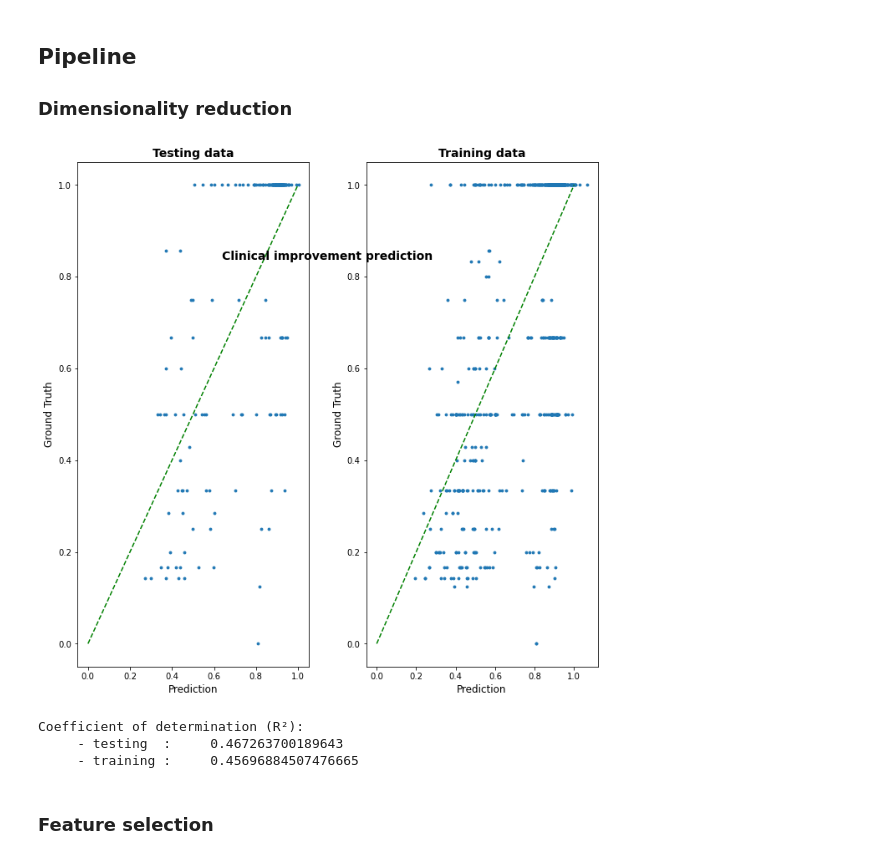
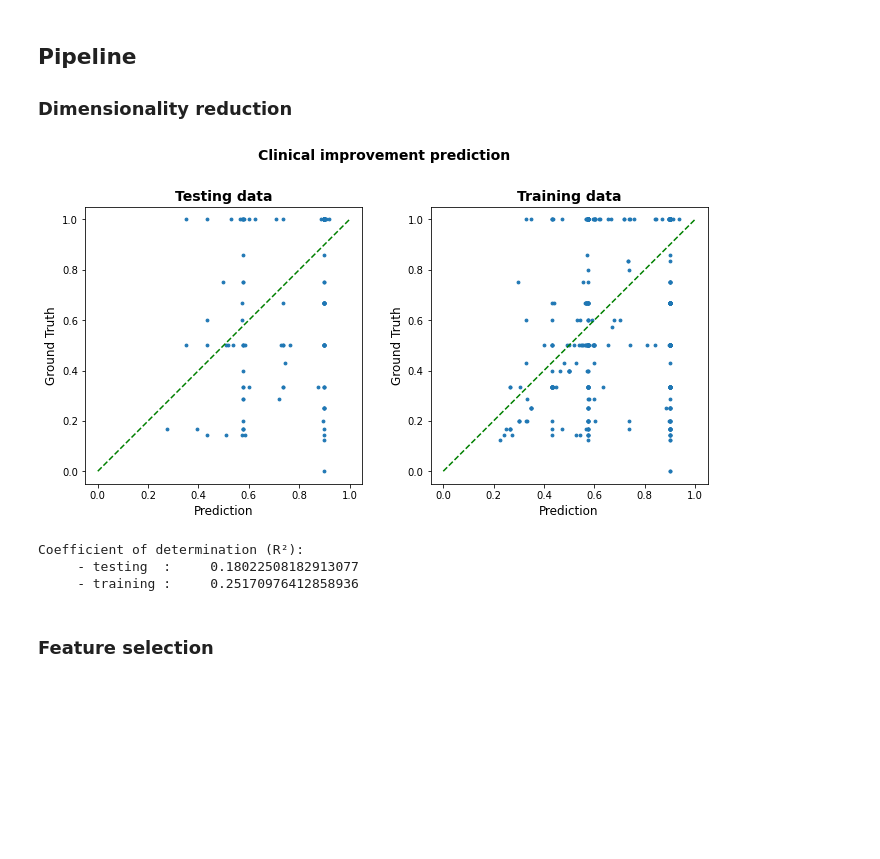
Before and after one commit to QuentinSav/probabilistic-stimulation-maps, a Jupyter notebook: modelEvaluation.ipynb, the cells around one changed output. Cells and saved outputs as stored; diff of their text form; code cells hidden in the pictures; blank space fills up the shorter version.

Commit message:
Development of the dataset with different voxel sizes
Former-commit-id: 5d955cf6c76038d12d8a98b69749e3823f054cc7

```diff
--- a/modelEvaluation.ipynb
+++ b/modelEvaluation.ipynb
@@ -30,16 +30,17 @@ FONT_LEGEND_PLOT = {'family': 'sans-serif',
 The data have already been preprocessed using the matlab class PSM (using the generateExportData function).
 # %%
 # Load vectorized VTA matrix
-data = scipy.io.loadmat('data.mat')
-X = np.array(data['X'])
-y = np.squeeze(np.array(data['y']).T)
 
-# Load template container
-container = nib.load('container.nii')
+dataset = scipy.io.loadmat('../../03_Data/ML_datasets/dataset_500um.mat')
+
+X = np.array(dataset['X'])
+y = np.squeeze(np.array(dataset['y']).T)
 
 # Load STN polygon
 pcd_read = o3d.io.read_point_cloud('templates/anatomyDISTALminimal.ply')
 
 # Assign global variable
-CONTAINER_AFFINE = container.affine
-CONTAINER_SHAPE = container.shape
+CONTAINER_AFFINE = np.array(dataset['container_affine'])
+CONTAINER_SHAPE = np.array(dataset['container_shape'])
+
+X_train, X_test, y_train, y_test = train_test_split(X, y, test_size=0.2, random_state=42)
@@ -60,7 +56,7 @@ Before going into the generation of the maps, this section creates function usef
 As the data (the VTA voxels values) are provided under a vectorized form, it is necessary to be able to reconstruct the map. The first feature of the matrix is the intercept term and is cannot be displayed with the rest of the map voxels.
 # %%
 def logit(x):
-    eps = 1e-9
+    eps = 1e-6
     return np.log((x+eps)/(1-x+eps))
 
 def invlogit(x):
@@ -193,8 +189,8 @@ def plot_results(model, X_test, y_test, X_train, y_train):
     # Set axe properties
     axs[0].set_title('Testing data', fontdict=FONT_TITLE_PLOT)
     axs[0].plot((0, 1), (0, 1), color='green', linestyle='dashed', linewidth=1.5)
-    axs[0].scatter(pred_test, y_test, s=8)
-    #axs[0].scatter(invlogit(pred_test), invlogit(y_test), s=8)
+    #axs[0].scatter(pred_test, y_test, s=8)
+    axs[0].scatter(invlogit(pred_test), invlogit(y_test), s=8)
     axs[0].set_xlim([-0.05, 1.05])
     axs[0].set_xlabel('Prediction', fontdict=FONT_LABEL_PLOT)
     axs[0].set_ylim([-0.05, 1.05])
@@ -203,8 +199,8 @@ def plot_results(model, X_test, y_test, X_train, y_train):
 
     axs[1].set_title('Training data', fontdict=FONT_TITLE_PLOT)
     axs[1].plot((0, 1), (0, 1), color='green', linestyle='dashed', linewidth=1.5)
-    axs[1].scatter(pred_train, y_train, s=8)
-    #axs[1].scatter(invlogit(pred_train), invlogit(y_train), s=8)
+    #axs[1].scatter(pred_train, y_train, s=8)
+    axs[1].scatter(invlogit(pred_train), invlogit(y_train), s=8)
     axs[1].set_xlim([-0.05, 1.05])
     axs[1].set_xlabel('Prediction', fontdict=FONT_LABEL_PLOT)
     axs[1].set_ylim([-0.05, 1.05])
@@ -385,20 +386,20 @@ Coefficient of determination (R²):
 ### Dimensionality reduction
 # %%
 from sklearn.pipeline import Pipeline
-from sklearn.svm import SVC
+from sklearn.svm import SVR
 from sklearn.decomposition import PCA
 from sklearn import set_config
 
-steps = [("reduce_dim", PCA(n_components=42)), ("regressor", SVR(kernel="rbf"))]
+steps = [("reduce_dim", PCA(n_components=100)), ("regressor", SVR(kernel="rbf"))]
 model = Pipeline(steps)
 set_config(display="diagram")
 model.fit(X_train, np.squeeze(y_train.T))
 plot_results(model, X_test, y_test, X_train, y_train)
 # %% [output]
-[figure, old version]
+[figure, new version]
 Coefficient of determination (R²):
-     - testing  :     0.467263700189643
-     - training :     0.45696884507476665
+     - testing  :     0.18022508182913077
+     - training :     0.25170976412858936
 # %% [markdown]
 ### Feature selection
 # %%
```
Also changed, not shown: parts of 13 cells of this notebook, 5 other files.
